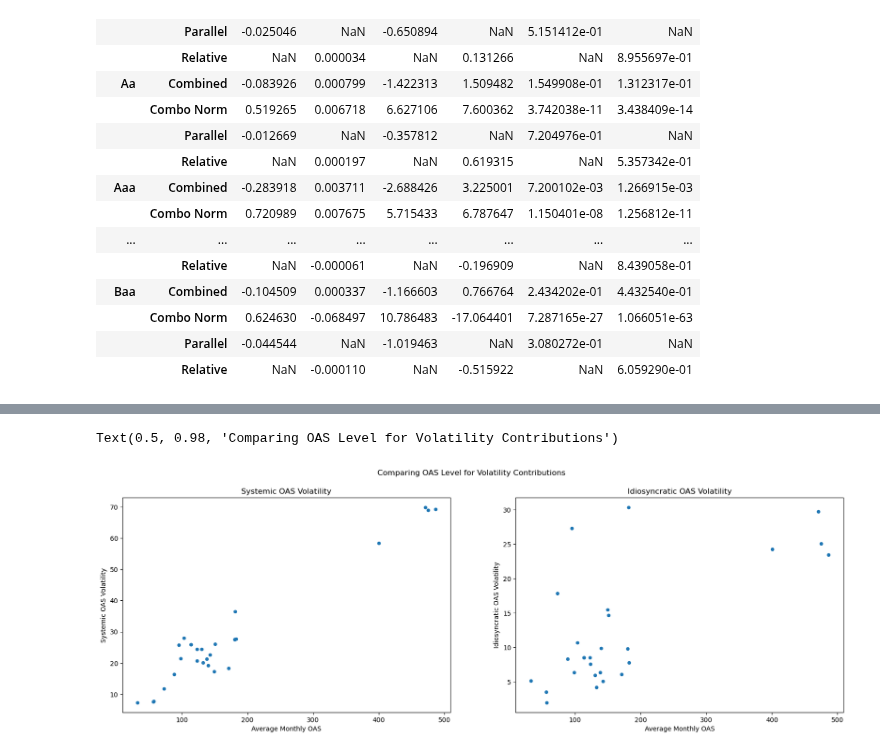
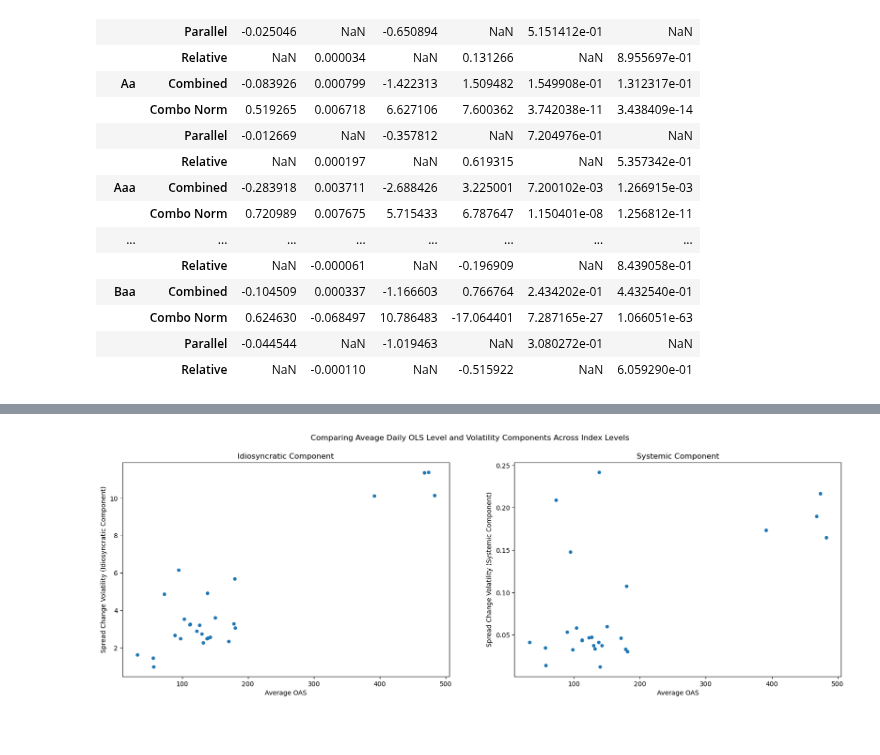
Before and after one commit to diegodalvarez/CreditSpread, a Jupyter notebook: notebooks/1DurationTimeSpread.ipynb, the cells around one changed output, grey strips where cells are left out. Cells and saved outputs as stored; diff of their text form; code cells hidden in the pictures.

Commit message:
graphing

```diff
--- a/notebooks/1DurationTimeSpread.ipynb
+++ b/notebooks/1DurationTimeSpread.ipynb
@@ -43,6 +43,10 @@ model_renamer_ = {
     "par_model"      : "Parallel",
     "rel_model"      : "Relative"}
 
+comp_renamer_ = {
+    "idio_comp": "Idiosyncratic Component",
+    "sys_comp" : "Systemic Component"}
+
 cred_path = os.path.join(data_path, "CreditTickers.xlsx")
 plot_renamer_ = (pd
     .read_excel(io = cred_path)
@@ -52,7 +56,7 @@ plot_renamer_ = (pd
     .plot_name
     .to_dict())
 
-renamer = {**vol_renamer_, **endog_renamer, **param_renamer_, **ols_renamer_, **model_renamer_, **plot_renamer_}
+renamer = {**vol_renamer_, **endog_renamer, **param_renamer_, **ols_renamer_, **model_renamer_, **plot_renamer_, **comp_renamer_}
 # %% [markdown]
 # Examining Data
 # %% [markdown]
@@ -451,28 +375,0 @@ df_vol_comp = (df_monthly
-# %%
-fig, axes = plt.subplots(ncols = 2, figsize = (20,6))
-
-(df_vol_comp
-    .plot(
-        ax     = axes[0],
-        kind   = "scatter",
-        x      = "avg_oas",
-        y      = "systemic",
-        ylabel = "Systemic OAS Volatility",
-        title  = "Systemic OAS Volatility"))
-
-(df_vol_comp
-    .plot(
-        ax     = axes[1],
-        kind   = "scatter",
-        x      = "avg_oas",
-        y      = "idiosyncratic",
-        ylabel = "Idiosyncratic OAS Volatility",
-        title  = "Idiosyncratic OAS Volatility"))
-
-for ax in axes.flatten():
-    ax.set_xlabel("Average Monthly OAS")
-
-fig.suptitle("Comparing OAS Level for Volatility Contributions")
-# %% [output]
-Text(0.5, 0.98, 'Comparing OAS Level for Volatility Contributions')
-[figure, removed]
@@ -478,0 +397,36 @@ Text(0.5, 0.98, 'Comparing OAS Level for Volatility Contributions')
+# %%
+df_avg_oas = (df_oas
+    .reset_index(drop = True)
+    .groupby("security")
+    .agg("mean")
+    .rename(columns = {"oas": "avg_oas"}))
+# %%
+df_plot = (df_comps
+    .reset_index(drop = True)
+    .groupby("benchmark")
+    .agg("std")
+    .reset_index()
+    .rename(columns = {"benchmark": "security"})
+    .merge(right = df_avg_oas, how = "inner", on = ["security"])
+    .melt(id_vars = ["security", "avg_oas"]))
+# %%
+comps     = df_plot.variable.drop_duplicates().sort_values().to_list()
+fig, axes = plt.subplots(ncols = len(comps), figsize = (20,6))
+
+for comp, ax in zip(comps, axes.flatten()):
+
+    (df_plot
+        .loc[lambda x: x.variable == comp]
+        .plot(
+            kind   = "scatter",
+            x      = "avg_oas",
+            y      = "value",
+            ax     = ax,
+            title  = renamer[comp],
+            xlabel = "Average OAS",
+            ylabel = "Spread Change Volatility (" + renamer[comp] + ")"))
+
+fig.suptitle("Comparing Aveage Daily OLS Level and Volatility Components Across Index Levels")
+plt.show()
+# %% [output]
+[figure, added]
```
Also changed, not shown: parts of 6 cells of this notebook.
